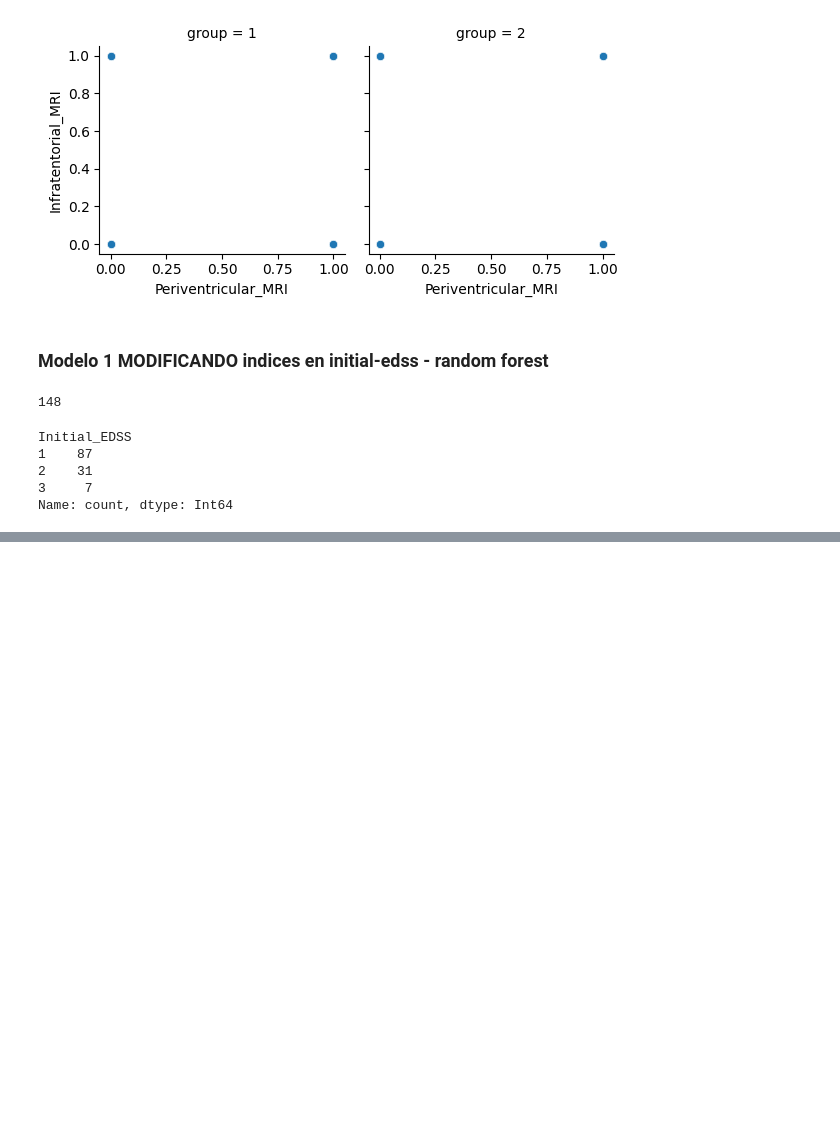
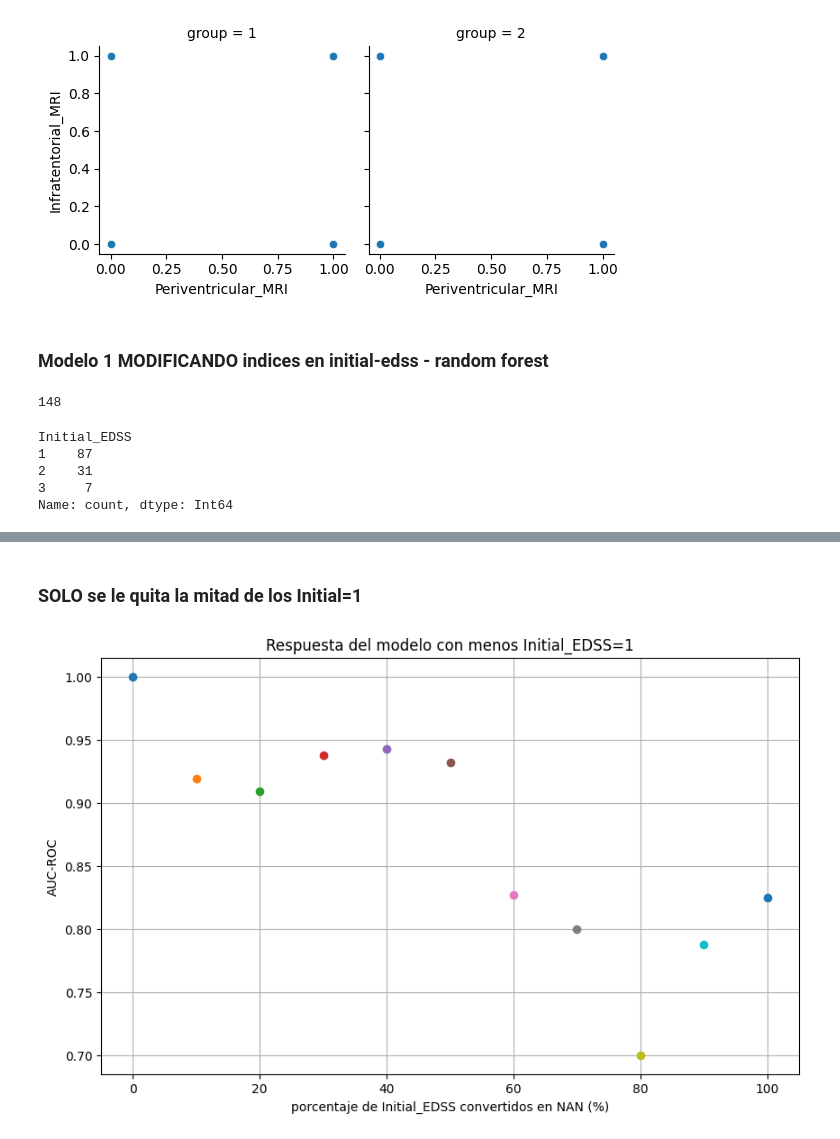
Before and after one commit to BertoloniLucas/SimaAI, a Jupyter notebook: models/M1-Random F. - imputando en initial_edss.ipynb, the cells around one changed output, grey strips where cells are left out. Drawn from its saved outputs; the diff is of its cells as text; code cells hidden in the pictures; blank space fills up the shorter version.

```diff
--- a/models/M1-Random F. - imputando en initial_edss.ipynb
+++ b/models/M1-Random F. - imputando en initial_edss.ipynb
@@ -215,0 +213,53 @@ NameError: name 'dataM' is not defined
+# %% [markdown]
+### SOLO se le quita la mitad de los Initial=1
+# %%
+def conversor_1(dataM, porcentajee):
+
+    indices_a_convertirr = dataM[dataM['Initial_EDSS'] == 1].index
+    num_de_convertidoss = int(len(indices_a_convertirr) * porcentajee / 100)
+
+    # Selecciona aleatoriamente los índices a convertir
+    indices_a_convertirr = np.random.choice(indices_a_convertirr, size=num_de_convertidoss, replace=False)
+
+    # Convierte los valores seleccionados a NaN
+    dataM.loc[indices_a_convertirr, 'Initial_EDSS'] = np.nan
+
+   # Drop shuffled and converted data
+    X = dataM.drop('group', axis=1)
+    y = dataM['group']
+    X = X.drop('imputado?', axis=1)
+    return X, y
+
+
+auc_scoress = []
+porcentajess = range(0, 101, 10)  # Percentages from 0% to 50% with 10% intervals
+
+
+
+for porcentajee in porcentajess:
+  X, y = conversor_1 (dataM.copy(), porcentajee)
+  X_train, X_test, y_train, y_test = train_test_split(X, y, test_size=0.4, random_state=42)
+  X_val, X_test, y_val, y_test = train_test_split(X_test, y_test, test_size=0.5, random_state=42)
+
+
+  # Train
+  rf = RandomForestClassifier(random_state=42)
+  rf.fit(X_train, y_train)
+
+  # Evaluate
+  y_predd = rf.predict(X_val)
+  roc_aucc = roc_auc_score(y_val, y_pred)
+  auc_scoress.append(roc_auc)
+
+
+plt.figure(figsize=(10, 6))
+for i, porcentajee in enumerate(porcentajess):
+  plt.plot(porcentajes[i], auc_scores[i],'-o')
+
+plt.xlabel("porcentaje de Initial_EDSS convertidos en NAN (%)")
+plt.ylabel("AUC-ROC")
+plt.title("Respuesta del modelo con menos Initial_EDSS=1")
+plt.grid(True)
+plt.show()
+# %% [output]
+[figure, added]
```
Also changed, not shown: parts of 5 cells of this notebook.
